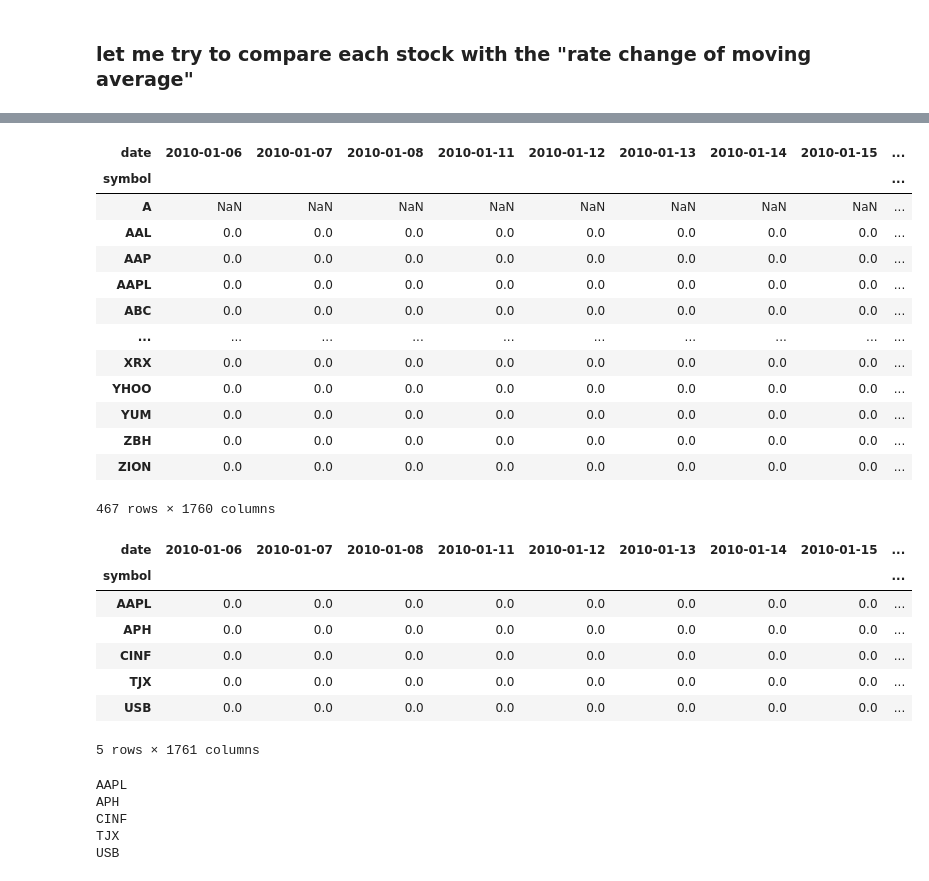
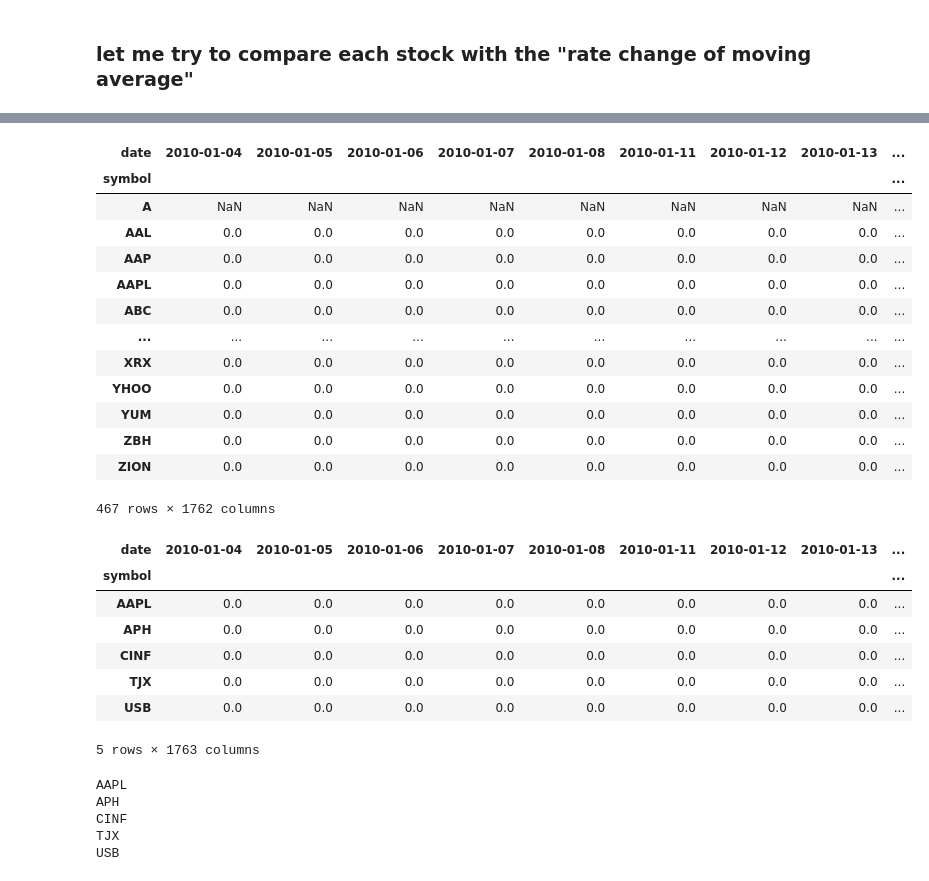
Before and after one commit to gihonglee/Stock_Analysis, a Jupyter notebook: main.ipynb, the cells around one changed output, grey strips where cells are left out. Saved outputs shown, nothing was run; the diff lists cells and outputs as text; code cells hidden in the pictures.

```diff
--- a/main.ipynb
+++ b/main.ipynb
@@ -592,7 +589,7 @@ df_ed.head(5)
 5 rows × 1762 columns
 # %%
 # we would like to plot the graph that is similar with APPL
-apple_series = df_ed.values[3]
+apple_series = df_ed.values[list(df_ed.index).index('AAPL')]
 
 distance_list = []
 for i in range(len(df_ed.values)):
@@ -661,9 +658,9 @@ df_kmean_rate
 467 rows × 1761 columns
 # %%
 # we would like to plot the graph that is similar with APPL
-apple_series = df_kmean_rate.values[3]
+apple_series = df_kmean_rate.values[list(df_kmean_rate.index).index('AAPL')]
+distance_list = []
 
-distance_list = []
 for i in range(len(df_kmean_rate.values)):
     distance = ed.distance(apple_series, df_kmean_rate.values[i])
     distance_list.append(distance)
@@ -728,8 +724,6 @@ for index in list_of_index:
 # %%
 df_rcma['rolling_avg'] = rolling_mean_list
 df_rcma['rolling_avg_change'] = df_rcma['rolling_avg'].pct_change()
-df_rcma.rolling_avg_change[df_rcma['date'] == '2010-01-04'] = np.nan
-df_rcma.rolling_avg_change[df_rcma['date'] == '2010-01-05'] = np.nan
 # %% [output]
 A value is trying to be set on a copy of a slice from a DataFrame.
 Try using .loc[row_indexer,col_indexer] = value instead
@@ -753,7 +740,7 @@ df_rcma = pd.pivot_table(df_rcma,'rolling_avg_change','symbol','date')
 # %%
 df_rcma
 # %% [output]
-| date | 2010-01-06 | 2010-01-07 | 2010-01-08 | 2010-01-11 | 2010-01-12 | 2010-01-13 | 2010-01-14 | 2010-01-15 | ... |
+| date | 2010-01-04 | 2010-01-05 | 2010-01-06 | 2010-01-07 | 2010-01-08 | 2010-01-11 | 2010-01-12 | 2010-01-13 | ... |
 | symbol |  |  |  |  |  |  |  |  | ... |
 | A | NaN | NaN | NaN | NaN | NaN | NaN | NaN | NaN | ... |
 | AAL | 0.0 | 0.0 | 0.0 | 0.0 | 0.0 | 0.0 | 0.0 | 0.0 | ... |
@@ -766,28 +753,28 @@ df_rcma
 | YUM | 0.0 | 0.0 | 0.0 | 0.0 | 0.0 | 0.0 | 0.0 | 0.0 | ... |
 | ZBH | 0.0 | 0.0 | 0.0 | 0.0 | 0.0 | 0.0 | 0.0 | 0.0 | ... |
 | ZION | 0.0 | 0.0 | 0.0 | 0.0 | 0.0 | 0.0 | 0.0 | 0.0 | ... |
-467 rows × 1760 columns
+467 rows × 1762 columns
 # %%
 # we would like to plot the graph that is similar with APPL
-apple_series = df_rcma.values[3]
+apple_series = df_rcma.values[list(df_rcma.index).index('AAPL')]
 
 distance_list = []
 for i in range(len(df_rcma.values)):
     distance = ed.distance(apple_series, df_rcma.values[i])
     distance_list.append(distance)
 df_rcma['ed_distance'] = distance_list
 
 df_rcma = df_rcma.sort_values(by = 'ed_distance')
 df_rcma.head(5)
 # %% [output]
-| date | 2010-01-06 | 2010-01-07 | 2010-01-08 | 2010-01-11 | 2010-01-12 | 2010-01-13 | 2010-01-14 | 2010-01-15 | ... |
+| date | 2010-01-04 | 2010-01-05 | 2010-01-06 | 2010-01-07 | 2010-01-08 | 2010-01-11 | 2010-01-12 | 2010-01-13 | ... |
 | symbol |  |  |  |  |  |  |  |  | ... |
 | AAPL | 0.0 | 0.0 | 0.0 | 0.0 | 0.0 | 0.0 | 0.0 | 0.0 | ... |
 | APH | 0.0 | 0.0 | 0.0 | 0.0 | 0.0 | 0.0 | 0.0 | 0.0 | ... |
 | CINF | 0.0 | 0.0 | 0.0 | 0.0 | 0.0 | 0.0 | 0.0 | 0.0 | ... |
 | TJX | 0.0 | 0.0 | 0.0 | 0.0 | 0.0 | 0.0 | 0.0 | 0.0 | ... |
 | USB | 0.0 | 0.0 | 0.0 | 0.0 | 0.0 | 0.0 | 0.0 | 0.0 | ... |
-5 rows × 1761 columns
+5 rows × 1763 columns
 # %%
 from matplotlib.pyplot import figure
 figure(figsize=(20, 10), dpi=80)
```
Also changed, not shown: parts of 12 cells of this notebook.
